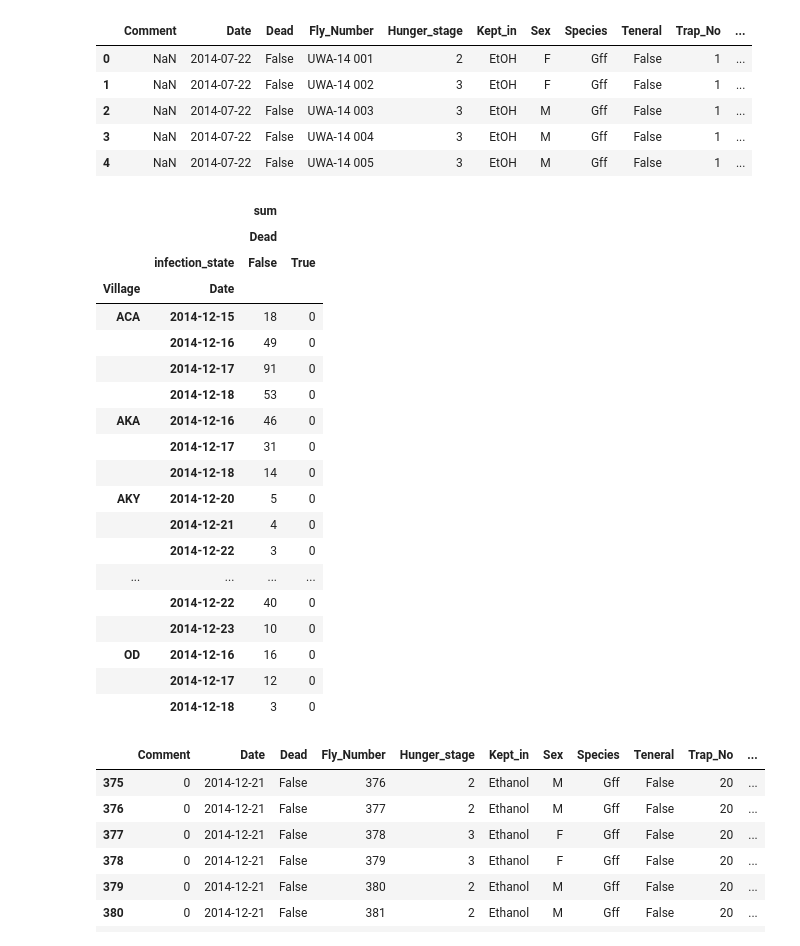
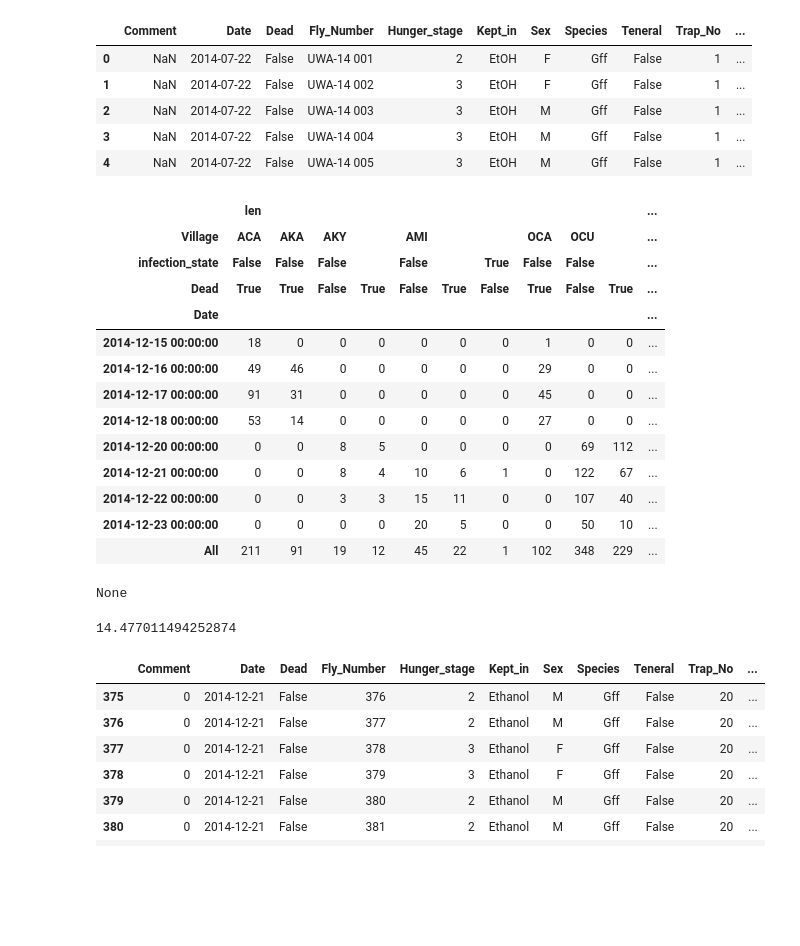
Before and after one commit to xguse/ipy_notebooks, a Jupyter notebook: YALE/g_f_fuscipes_general/2015-02-16_g_f_fuscipes_pandas_import.ipynb, the cells around one changed output. Saved outputs shown, nothing was run; the diff lists cells and outputs as text; code cells hidden in the pictures; blank space fills up the shorter version.

```diff
--- a/YALE/g_f_fuscipes_general/2015-02-16_g_f_fuscipes_pandas_import.ipynb
+++ b/YALE/g_f_fuscipes_general/2015-02-16_g_f_fuscipes_pandas_import.ipynb
@@ -594,33 +594,36 @@ date_mask = gff_2014.Date.apply(lambda x: date_is_between(x,
                                                           dt.datetime(2015, 1, 1, 0, 0)))
 dec_dec_gff_2014 = gff_2014[date_mask]
 # %%
-dead_piv = pd.pivot_table(dec_dec_gff_2014, index=['Village', 'Date'],
-                            values=['Dead'],
-                            columns=['infection_state'],
+dead_piv = pd.pivot_table(dec_dec_gff_2014, index=['Date',],
+                            values=[],
+                            columns=['Village','infection_state','Dead'],
                             fill_value=0,
-                            aggfunc=[sum])
+                            margins=1,
+                            aggfunc=[len])
 dead_piv
 # %% [output]
-|  |  | sum |  |
-|  |  | Dead |  |
-|  | infection_state | False | True |
-| Village | Date |  |  |
-| ACA | 2014-12-15 | 18 | 0 |
-|  | 2014-12-16 | 49 | 0 |
-|  | 2014-12-17 | 91 | 0 |
-|  | 2014-12-18 | 53 | 0 |
-| AKA | 2014-12-16 | 46 | 0 |
-|  | 2014-12-17 | 31 | 0 |
-|  | 2014-12-18 | 14 | 0 |
-| AKY | 2014-12-20 | 5 | 0 |
-|  | 2014-12-21 | 4 | 0 |
-|  | 2014-12-22 | 3 | 0 |
-| ... | ... | ... | ... |
-|  | 2014-12-22 | 40 | 0 |
-|  | 2014-12-23 | 10 | 0 |
-| OD | 2014-12-16 | 16 | 0 |
-|  | 2014-12-17 | 12 | 0 |
-|  | 2014-12-18 | 3 | 0 |
+|  | len |  |  |  |  |  |  |  |  |  | ... |
+| Village | ACA | AKA | AKY |  | AMI |  |  | OCA | OCU |  | ... |
+| infection_state | False | False | False |  | False |  | True | False | False |  | ... |
+| Dead | True | True | False | True | False | True | False | True | False | True | ... |
+| Date |  |  |  |  |  |  |  |  |  |  | ... |
+| 2014-12-15 00:00:00 | 18 | 0 | 0 | 0 | 0 | 0 | 0 | 1 | 0 | 0 | ... |
+| 2014-12-16 00:00:00 | 49 | 46 | 0 | 0 | 0 | 0 | 0 | 29 | 0 | 0 | ... |
+| 2014-12-17 00:00:00 | 91 | 31 | 0 | 0 | 0 | 0 | 0 | 45 | 0 | 0 | ... |
+| 2014-12-18 00:00:00 | 53 | 14 | 0 | 0 | 0 | 0 | 0 | 27 | 0 | 0 | ... |
+| 2014-12-20 00:00:00 | 0 | 0 | 8 | 5 | 0 | 0 | 0 | 0 | 69 | 112 | ... |
+| 2014-12-21 00:00:00 | 0 | 0 | 8 | 4 | 10 | 6 | 1 | 0 | 122 | 67 | ... |
+| 2014-12-22 00:00:00 | 0 | 0 | 3 | 3 | 15 | 11 | 0 | 0 | 107 | 40 | ... |
+| 2014-12-23 00:00:00 | 0 | 0 | 0 | 0 | 20 | 5 | 0 | 0 | 50 | 10 | ... |
+| All | 211 | 91 | 19 | 12 | 45 | 22 | 1 | 102 | 348 | 229 | ... |
+# %%
+print dead_piv.to_excel("/tmp/Table.xls")
+# %% [output]
+None
+# %%
+(22./348)*229
+# %% [output]
+14.477011494252874
 # %%
 dec_dec_gff_2014.query("Village == 'AMI'")
 # %% [output]
```
Also changed, not shown: parts of 1 cell of this notebook, 12 other files.
